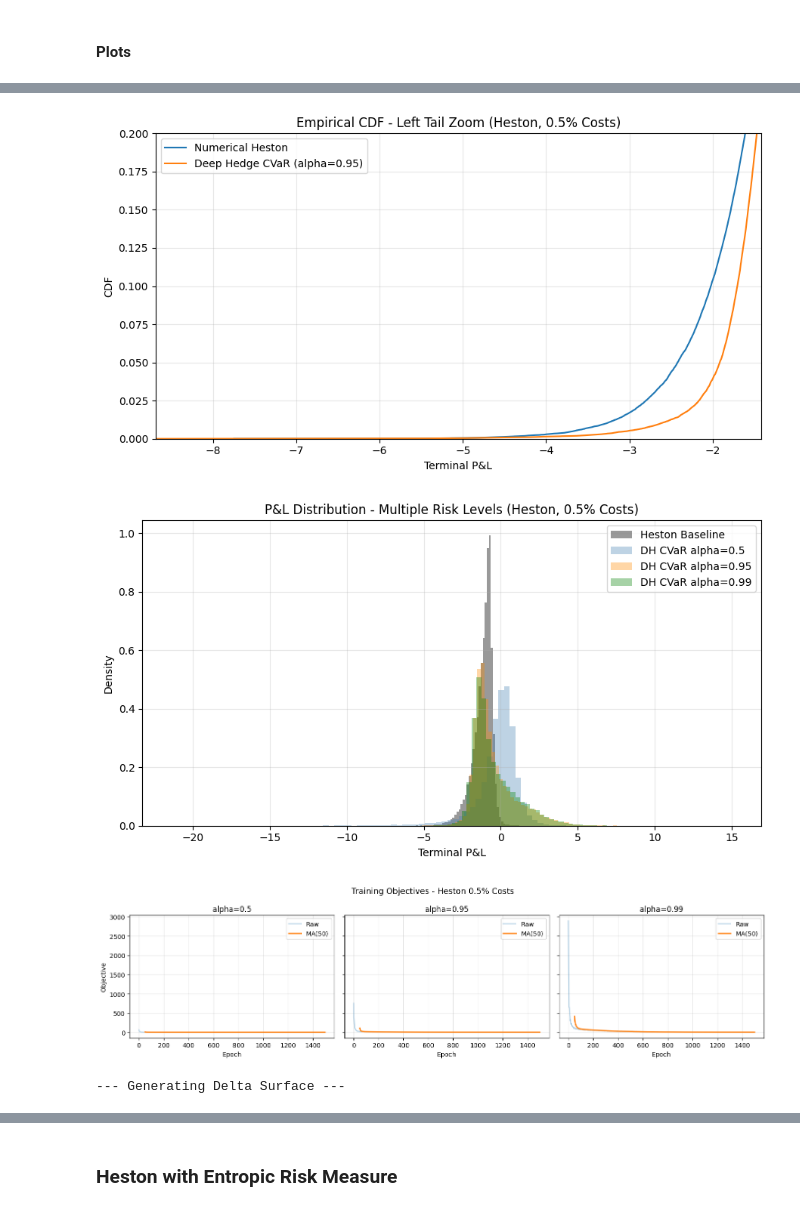
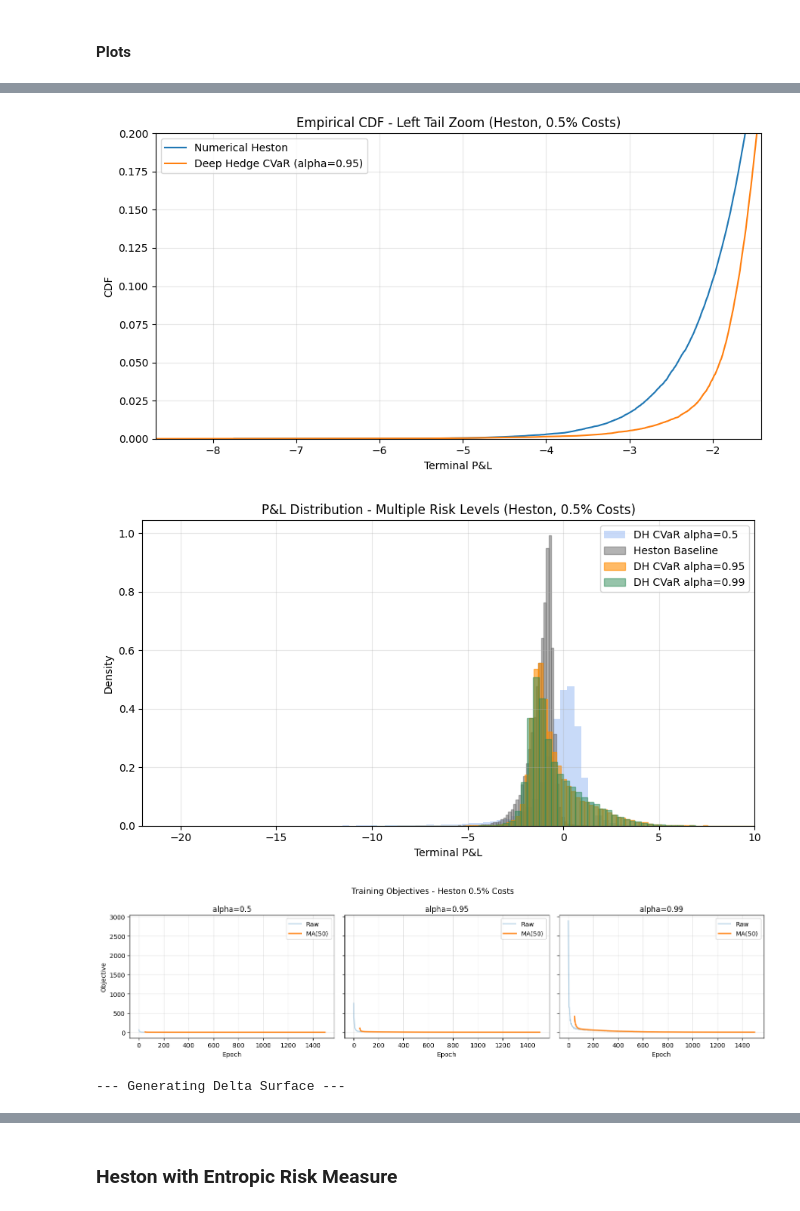
Before and after one commit to GioChecchi/Deep_Hedging, a Jupyter notebook: Deep_Hedging.ipynb, the cells around one changed output, grey strips where cells are left out. Saved outputs shown, nothing was run; the diff lists cells and outputs as text; code cells hidden in the pictures.

```diff
--- a/Deep_Hedging.ipynb
+++ b/Deep_Hedging.ipynb
@@ -1938,9 +1938,11 @@ plot_pnl_diagnostics(pnl_baseline=h_pnl_base, pnl_model=dh_pnls_h[0.95],
 
 # 6. Overlaid histogram for all alpha levels
 plt.figure(figsize=(9, 5))
-plt.hist(to_numpy(h_pnl_base), bins=80, density=True, alpha=0.4, color="black", label="Heston Baseline")
-for alpha_level in alpha_levels:
-    plt.hist(dh_pnls_h[alpha_level], bins=80, density=True, alpha=0.35, color=colors[alpha_level], label=f"DH CVaR alpha={alpha_level}")
+plt.hist(to_numpy(dh_pnls_h[0.5]), bins=80, density=True, alpha=0.35, color="cornflowerblue", label="DH CVaR alpha=0.5")
+plt.hist(to_numpy(h_pnl_base), bins=80, density=True, alpha=0.5, color="dimgrey", edgecolor="dimgrey", label="Heston Baseline")
+plt.hist(to_numpy(dh_pnls_h[0.95]), bins=80, density=True, alpha=0.6, color="darkorange", edgecolor="darkorange", label="DH CVaR alpha=0.95")
+plt.hist(to_numpy(dh_pnls_h[0.99]), bins=80, density=True, alpha=0.5, color="seagreen", edgecolor="seagreen", label="DH CVaR alpha=0.99")
+plt.xlim(-22, 10)
 plt.title("P&L Distribution - Multiple Risk Levels (Heston, 0.5% Costs)")
 plt.xlabel("Terminal P&L"); plt.ylabel("Density")
 plt.legend(); plt.grid(True, alpha=0.3); plt.tight_layout(); plt.show()
@@ -2019,34 +2021,34 @@ ax2.set_title("DH Delta (d1, alpha=0.95)")
 ax2.set_xlabel("Spot S"); ax2.set_ylabel("Variance V"); ax2.set_zlabel("d1")
 
 ax3 = fig.add_subplot(2, 3, 3, projection='3d')
 ax3.plot_surface(SS, VV, dh_delta_grid - h_delta_grid, cmap='RdBu_r', alpha=0.9)
 ax3.set_title("Difference d1 (DH - Model)")
 ax3.set_xlabel("Spot S"); ax3.set_ylabel("Variance V"); ax3.set_zlabel("diff d1")
 
 # Row 2: delta_2 (var-swap delta)
 ax4 = fig.add_subplot(2, 3, 4, projection='3d')
 ax4.plot_surface(SS, VV, h_vega_grid, cmap='viridis', alpha=0.9)
 ax4.set_title("Model Vega-Swap (d2)")
 ax4.set_xlabel("Spot S"); ax4.set_ylabel("Variance V"); ax4.set_zlabel("d2")
 
 ax5 = fig.add_subplot(2, 3, 5, projection='3d')
 ax5.plot_surface(SS, VV, dh_vega_grid, cmap='viridis', alpha=0.9)
 ax5.set_title("DH Vega-Swap (d2, alpha=0.95)")
 ax5.set_xlabel("Spot S"); ax5.set_ylabel("Variance V"); ax5.set_zlabel("d2")
 
 ax6 = fig.add_subplot(2, 3, 6, projection='3d')
 ax6.plot_surface(SS, VV, dh_vega_grid - h_vega_grid, cmap='RdBu_r', alpha=0.9)
 ax6.set_title("Difference d2 (DH - Model)")
 ax6.set_xlabel("Spot S"); ax6.set_ylabel("Variance V"); ax6.set_zlabel("diff d2")
 
 plt.suptitle("Delta Surfaces at t=15 days (Heston, 0.5% Costs)", fontsize=14)
 plt.tight_layout()
 plt.show()
 # %% [output]
 [figure]
 [figure]
 [figure]
-[figure, old version]
+[figure, new version]
 [figure]
 --- Generating Delta Surface ---
 [figure]
```
Also changed, not shown: 2 other files.
